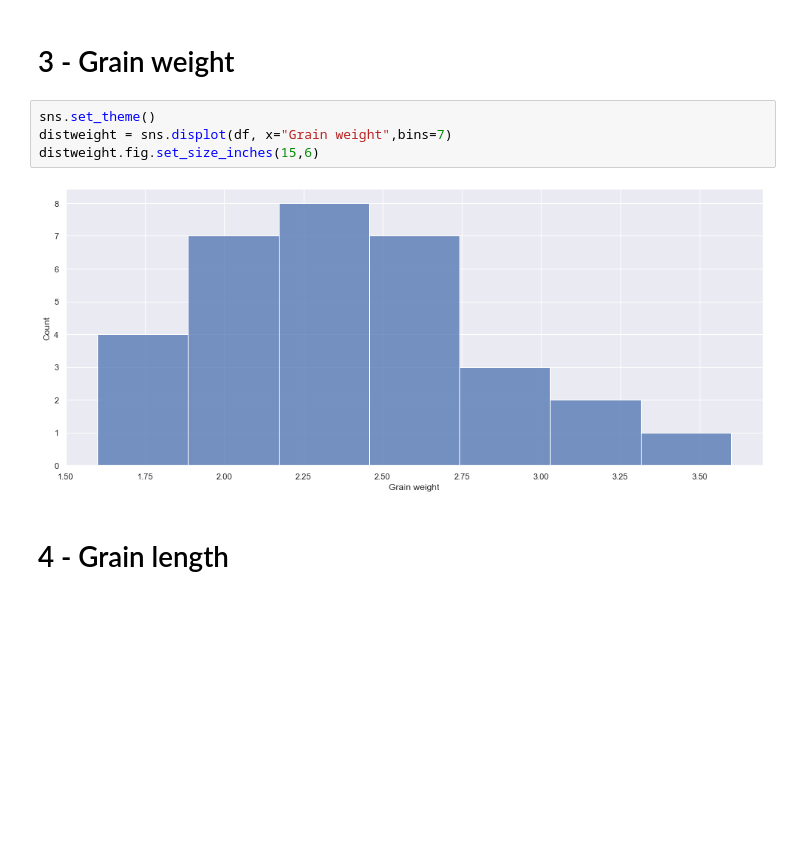
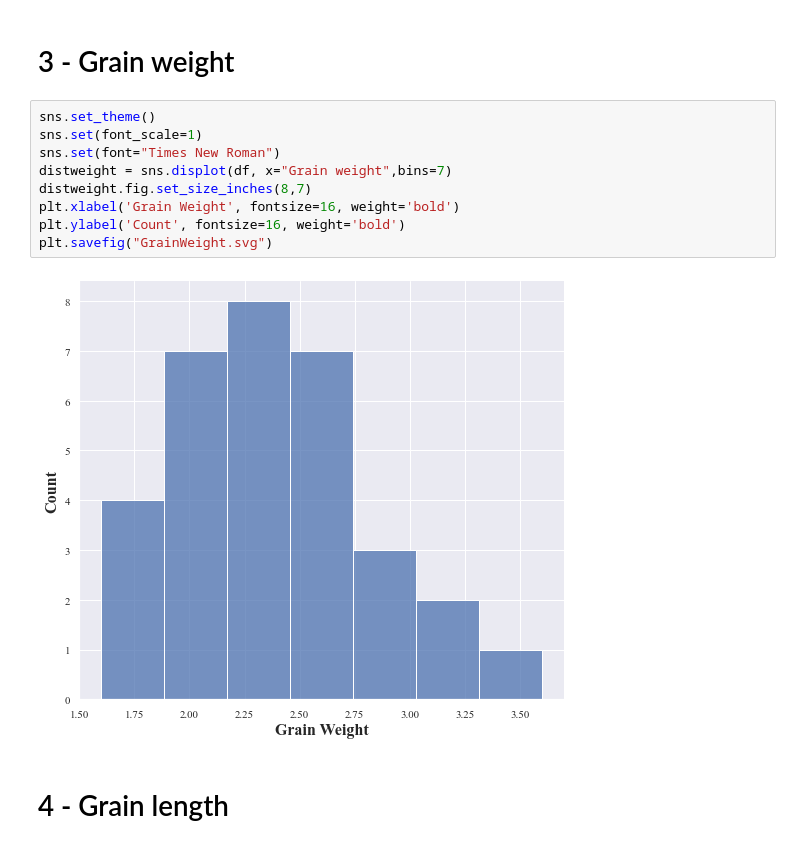
Before and after one commit to Ph1eu/Bioinformatic-Methods-For-Rice-Gene, a Jupyter notebook: PhenotypeCorrelationAnalysis.ipynb, the cells around one changed output. Drawn from its saved outputs; the diff is of its cells as text; blank space fills up the shorter version.

Commit message:
change phenotype summary plot

```diff
--- a/PhenotypeCorrelationAnalysis.ipynb
+++ b/PhenotypeCorrelationAnalysis.ipynb
@@ -46,10 +47,15 @@ df
 # 3 - Grain weight
 # %%
 sns.set_theme()
+sns.set(font_scale=1)
+sns.set(font="Times New Roman")
 distweight = sns.displot(df, x="Grain weight",bins=7)
-distweight.fig.set_size_inches(15,6)
+distweight.fig.set_size_inches(8,7)
+plt.xlabel('Grain Weight', fontsize=16, weight='bold')
+plt.ylabel('Count', fontsize=16, weight='bold')
+plt.savefig("GrainWeight.svg")
 # %% [output]
-[figure, old version]
+[figure, new version]
 # %% [markdown]
 <a name='4'></a>
 # 4 - Grain length
```
Also changed, not shown: parts of 4 cells of this notebook, 3 other files.
